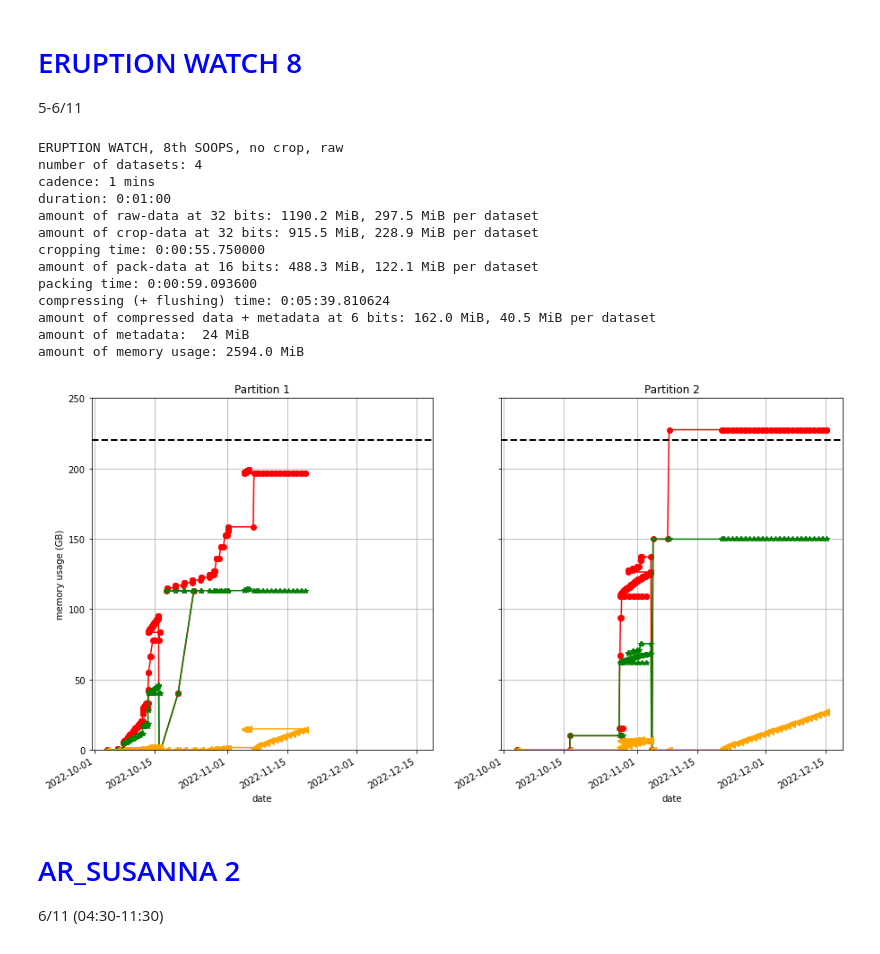
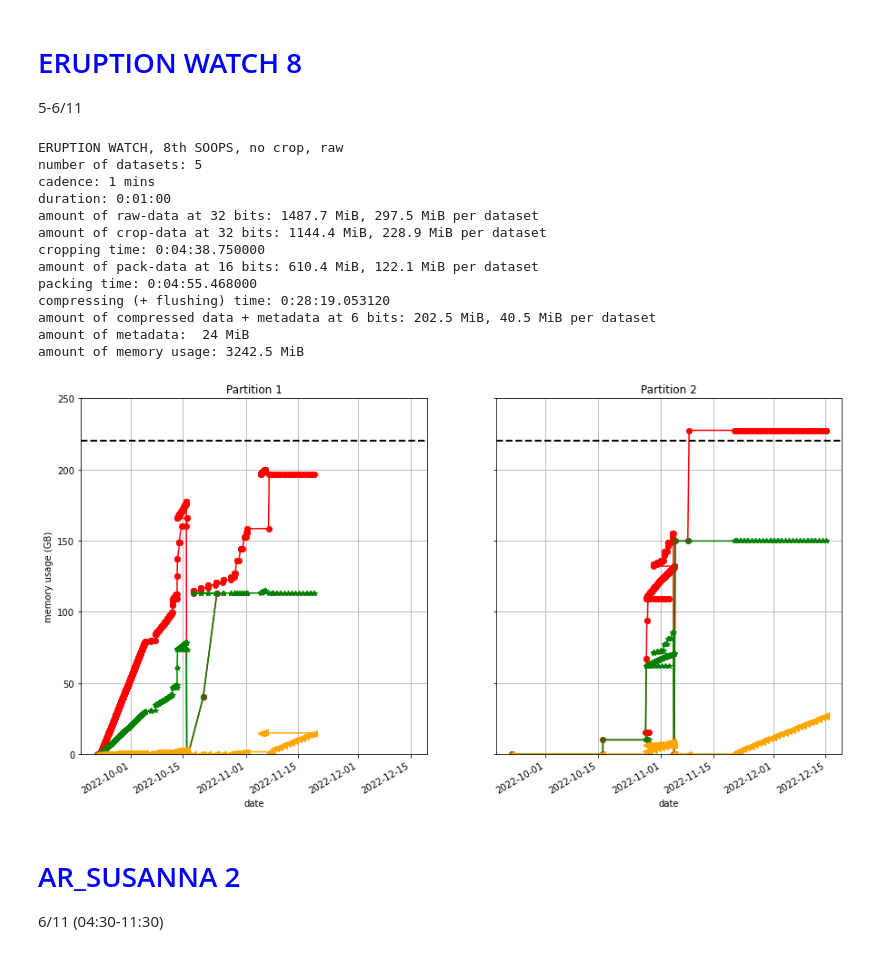
Before and after one commit to dcalc/PHI_TMtool, a Jupyter notebook: NMP1_RSW456.ipynb, the cells around one changed output. Drawn from its saved outputs; the diff is of its cells as text; code cells hidden in the pictures.

```diff
--- a/NMP1_RSW456.ipynb
+++ b/NMP1_RSW456.ipynb
@@ -891,29 +911,29 @@ amount of memory usage: 216980.0 MiB
 5-6/11
 # %%
 t0 = DT.fromisoformat('2022-11-05T00:00:00')
-t1 = DT.fromisoformat('2022-11-06T04:30:00')
+t1 = DT.fromisoformat('2022-11-06T06:00:00')
 i = 1
 
 M4r = PHI_MODE('FDT')
 synoptic_raw(M4r,t0,t1,6*60,(2048,1536,4,6),6,i,False)
 
 printp(M4r,label='ERUPTION WATCH, 8th SOOPS, no crop, raw')
 plot_tot(PHI,ylim=(0,250))
 # %% [output]
 ERUPTION WATCH, 8th SOOPS, no crop, raw
-number of datasets: 4
+number of datasets: 5
 cadence: 1 mins
 duration: 0:01:00
-amount of raw-data at 32 bits: 1190.2 MiB, 297.5 MiB per dataset
-amount of crop-data at 32 bits: 915.5 MiB, 228.9 MiB per dataset
-cropping time: 0:00:55.750000
-amount of pack-data at 16 bits: 488.3 MiB, 122.1 MiB per dataset
-packing time: 0:00:59.093600
-compressing (+ flushing) time: 0:05:39.810624
-amount of compressed data + metadata at 6 bits: 162.0 MiB, 40.5 MiB per dataset
+amount of raw-data at 32 bits: 1487.7 MiB, 297.5 MiB per dataset
+amount of crop-data at 32 bits: 1144.4 MiB, 228.9 MiB per dataset
+cropping time: 0:04:38.750000
+amount of pack-data at 16 bits: 610.4 MiB, 122.1 MiB per dataset
+packing time: 0:04:55.468000
+compressing (+ flushing) time: 0:28:19.053120
+amount of compressed data + metadata at 6 bits: 202.5 MiB, 40.5 MiB per dataset
 amount of metadata:  24 MiB
-amount of memory usage: 2594.0 MiB
+amount of memory usage: 3242.5 MiB
-[figure, old version]
+[figure, new version]
 # %% [markdown]
 # <span style="color:blue">AR_SUSANNA 2</span> <br>
 6/11 (04:30-11:30)
```
Also changed, not shown: parts of 26 cells of this notebook, 4 other files.
